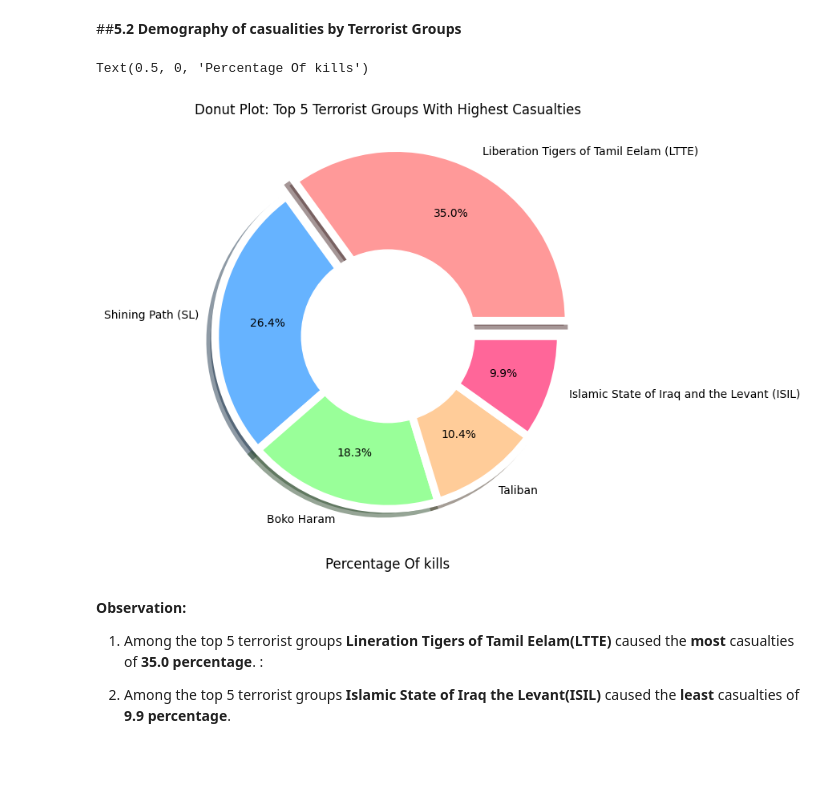
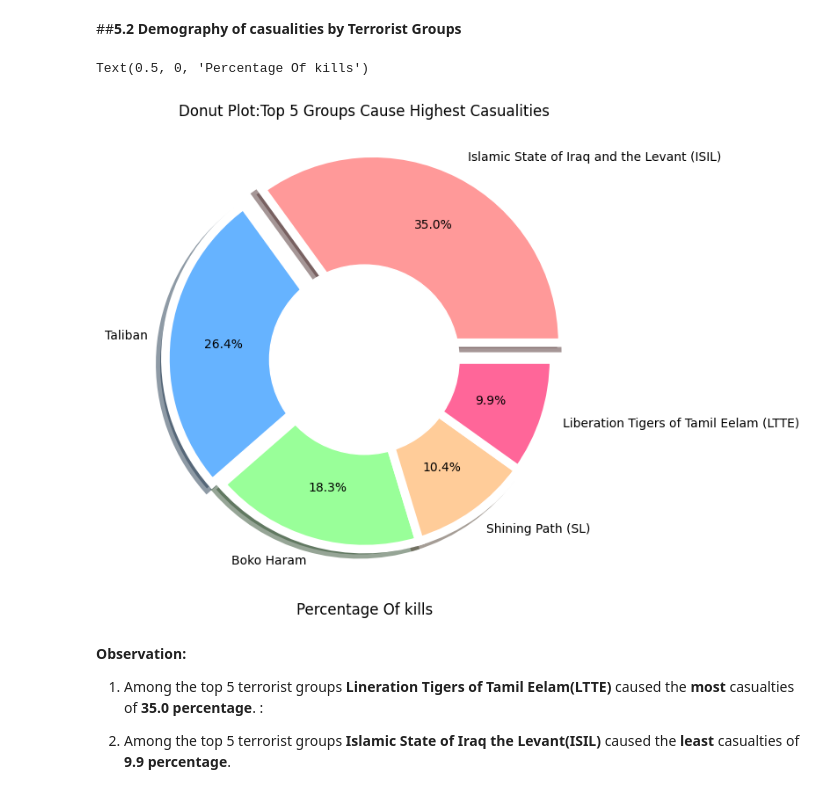
Before and after one commit to dacenish/EDA-Global-terrorism, a Jupyter notebook: Capstone_Project_Global_terrorism_EDA_by_Danish_Zia.ipynb, the cells around one changed output. Drawn from its saved outputs; the diff is of its cells as text; code cells hidden in the pictures; blank space fills up the shorter version.

```diff
--- a/Capstone_Project_Global_terrorism_EDA_by_Danish_Zia.ipynb
+++ b/Capstone_Project_Global_terrorism_EDA_by_Danish_Zia.ipynb
@@ -193,7 +193,7 @@ Year, Month, Country, Region, State, City, ishostkid, Successs, Nationality of v
 # %%
 gt_df.drop(columns={'eventid','extended','iday','country','targsubtype1','region','weaptype1','weapsubtype1','specificity',
                   'vicinity','crit1','crit2','crit3','doubtterr','multiple','suicide','attacktype1','targtype1','targsubtype1_txt',
-                  'target1','natlty1_txt','guncertain1','individual','weapsubtype1_txt','property','dbsource','INT_LOG','INT_IDEO',
+                  'target1','guncertain1','individual','weapsubtype1_txt','property','dbsource','INT_LOG','INT_IDEO',
                   'INT_MISC','INT_ANY'
                   },inplace=True,axis=1)
 # %%
@@ -216,7 +216,7 @@ gt_df.head()
 gt_df.rename(columns={'iyear':'Year','imonth':'Month','country_txt':'Country','region_txt':'Region',
                      'provstate':'State','city':'City','latitude':'latitude','longitude':'longitude','success':'Success',
                      'attacktype1_txt':'Attacktype','targtype1_txt':'Target_type','targsubtype1_txt':'Target_subtype',
-                     'gname':'Group_name','weaptype1_txt':'Weapontype','nkill':'Kills', 'nwound':'Wounds'},inplace=True)
+                     'gname':'Group_name', 'natlty1_txt':'Nationality', 'weaptype1_txt':'Weapontype','nkill':'Kills', 'nwound':'Wounds'},inplace=True)
 # %%
 gt_df.columns
 # %% [output]
@@ -350,24 +351,25 @@ plt.show()
 ##**5.2 Demography of casualities by Terrorist Groups**
 # %%
 # Prepare datafrme
-most_kills = gt_df.groupby('Group_name')['Kills'].sum().nlargest(6)
+most_kills = gt_df.groupby('Group_name')['Kills'].sum().sort_values(ascending = False)
 most_kills = most_kills.drop('Unknown')
+
 
 # Plot Pieplot
 plt.figure(figsize = (7,7))
 colors = ['#ff9999', '#66b3ff', '#99ff99', '#ffcc99', '#ff6699']
-plt.pie(most_kills, labels = most_kills.sort_values().index, autopct='%1.1f%%', shadow = True, explode = (0.1,0,0,0,0),
+plt.pie(most_kills.head(), labels = most_kills.head().index, autopct='%1.1f%%', shadow = True, explode = (0.1,0.05,0,0,0),
         wedgeprops = { 'linewidth' : 7, 'edgecolor' : 'white' }, colors = colors, pctdistance= 0.7)
 
 my_circle = plt.Circle((0,0), 0.5, color = 'white')
 plt.gcf().gca().add_artist(my_circle)
 
 # Add title
-plt.title('Donut Plot: Top 5 Terrorist Groups With Highest Casualties')
+plt.title('Donut Plot:Top 5 Groups Cause Highest Casualities')
 plt.xlabel('Percentage Of kills', fontsize=12)
 # %% [output]
 Text(0.5, 0, 'Percentage Of kills')
-[figure, old version]
+[figure, new version]
 # %% [markdown]
 **Observation:**
 
```
Also changed, not shown: parts of 13 cells of this notebook.
